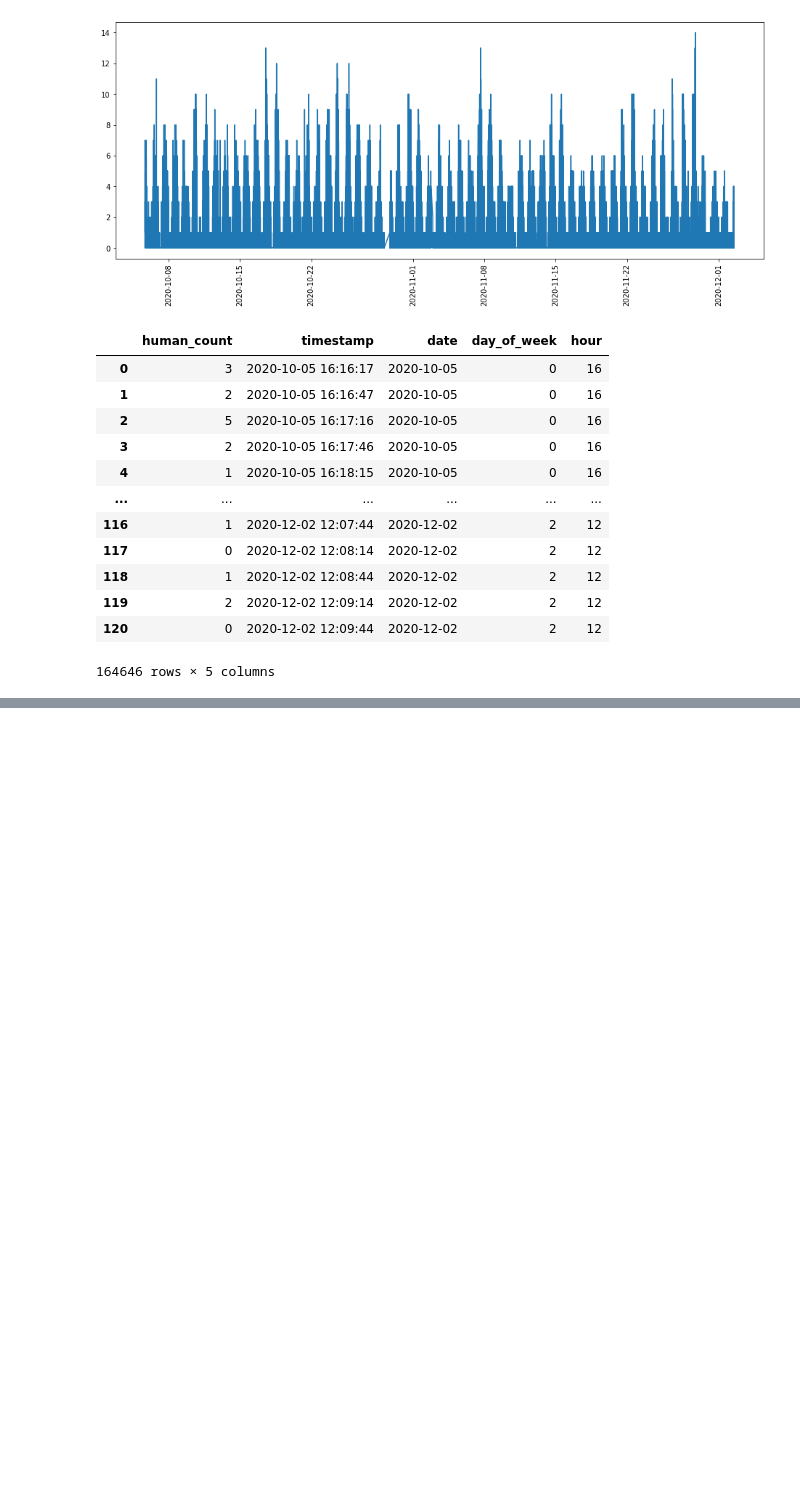
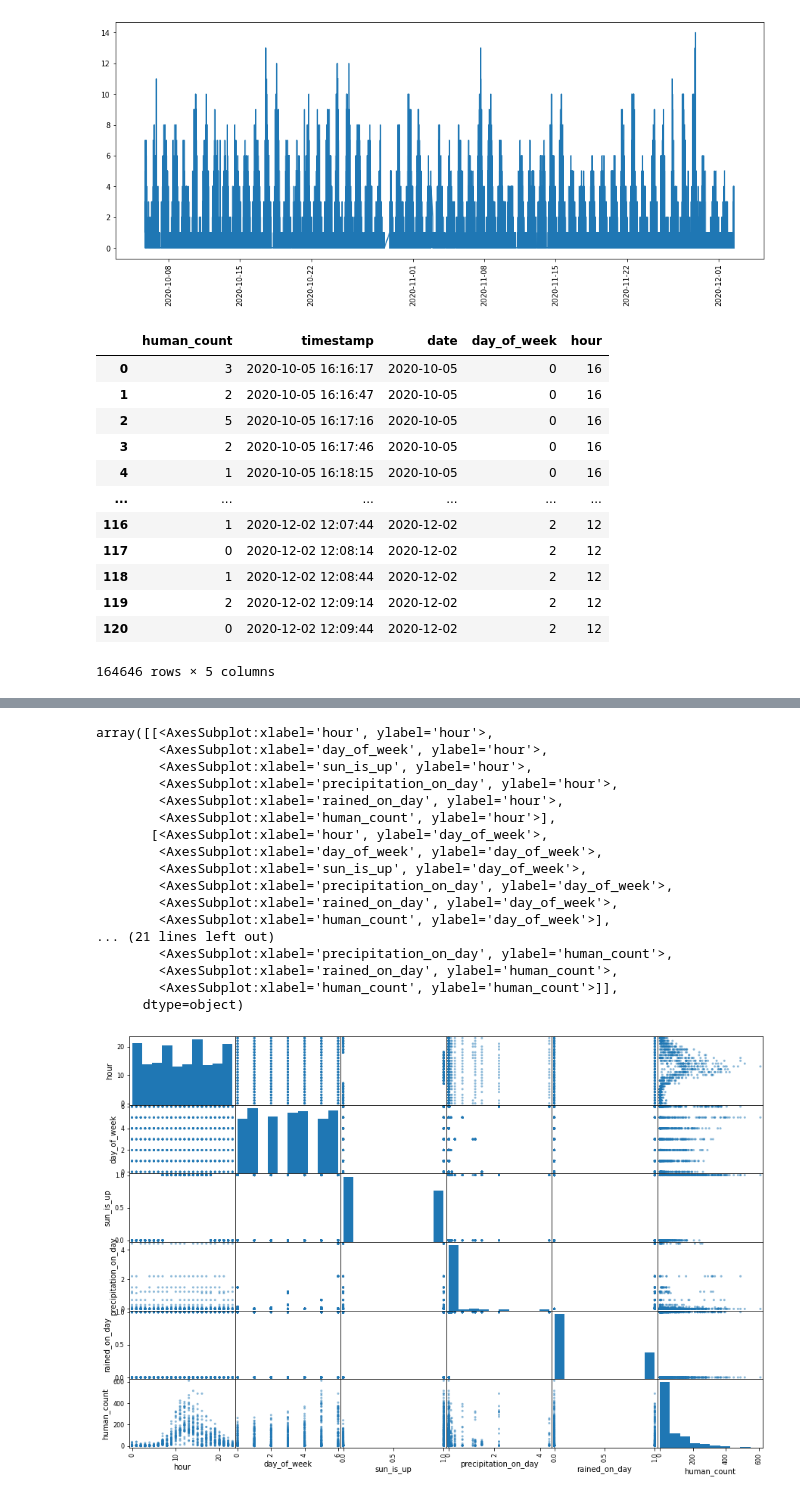
Before and after one commit to mac-macoy/beltline-traffic-forecaster, a Jupyter notebook: predict_traffic.ipynb, the cells around one changed output, grey strips where cells are left out. Saved outputs shown, nothing was run; the diff lists cells and outputs as text; code cells hidden in the pictures; blank space fills up the shorter version.

```diff
--- a/predict_traffic.ipynb
+++ b/predict_traffic.ipynb
@@ -119,0 +137,2 @@ human_count over all hours:
+# %%
+traffic_data = traffic_data.drop('date', axis=1)
@@ -119,0 +150,21 @@ human_count over all hours:
+# %%
+pd.plotting.scatter_matrix(traffic_data, figsize=(15,10))
+# %% [output]
+array([[<AxesSubplot:xlabel='hour', ylabel='hour'>,
+        <AxesSubplot:xlabel='day_of_week', ylabel='hour'>,
+        <AxesSubplot:xlabel='sun_is_up', ylabel='hour'>,
+        <AxesSubplot:xlabel='precipitation_on_day', ylabel='hour'>,
+        <AxesSubplot:xlabel='rained_on_day', ylabel='hour'>,
+        <AxesSubplot:xlabel='human_count', ylabel='hour'>],
+       [<AxesSubplot:xlabel='hour', ylabel='day_of_week'>,
+        <AxesSubplot:xlabel='day_of_week', ylabel='day_of_week'>,
+        <AxesSubplot:xlabel='sun_is_up', ylabel='day_of_week'>,
+        <AxesSubplot:xlabel='precipitation_on_day', ylabel='day_of_week'>,
+        <AxesSubplot:xlabel='rained_on_day', ylabel='day_of_week'>,
+        <AxesSubplot:xlabel='human_count', ylabel='day_of_week'>],
+... (21 lines left out)
+        <AxesSubplot:xlabel='precipitation_on_day', ylabel='human_count'>,
+        <AxesSubplot:xlabel='rained_on_day', ylabel='human_count'>,
+        <AxesSubplot:xlabel='human_count', ylabel='human_count'>]],
+      dtype=object)
+[figure, added]
```
Also changed, not shown: parts of 17 cells of this notebook.
